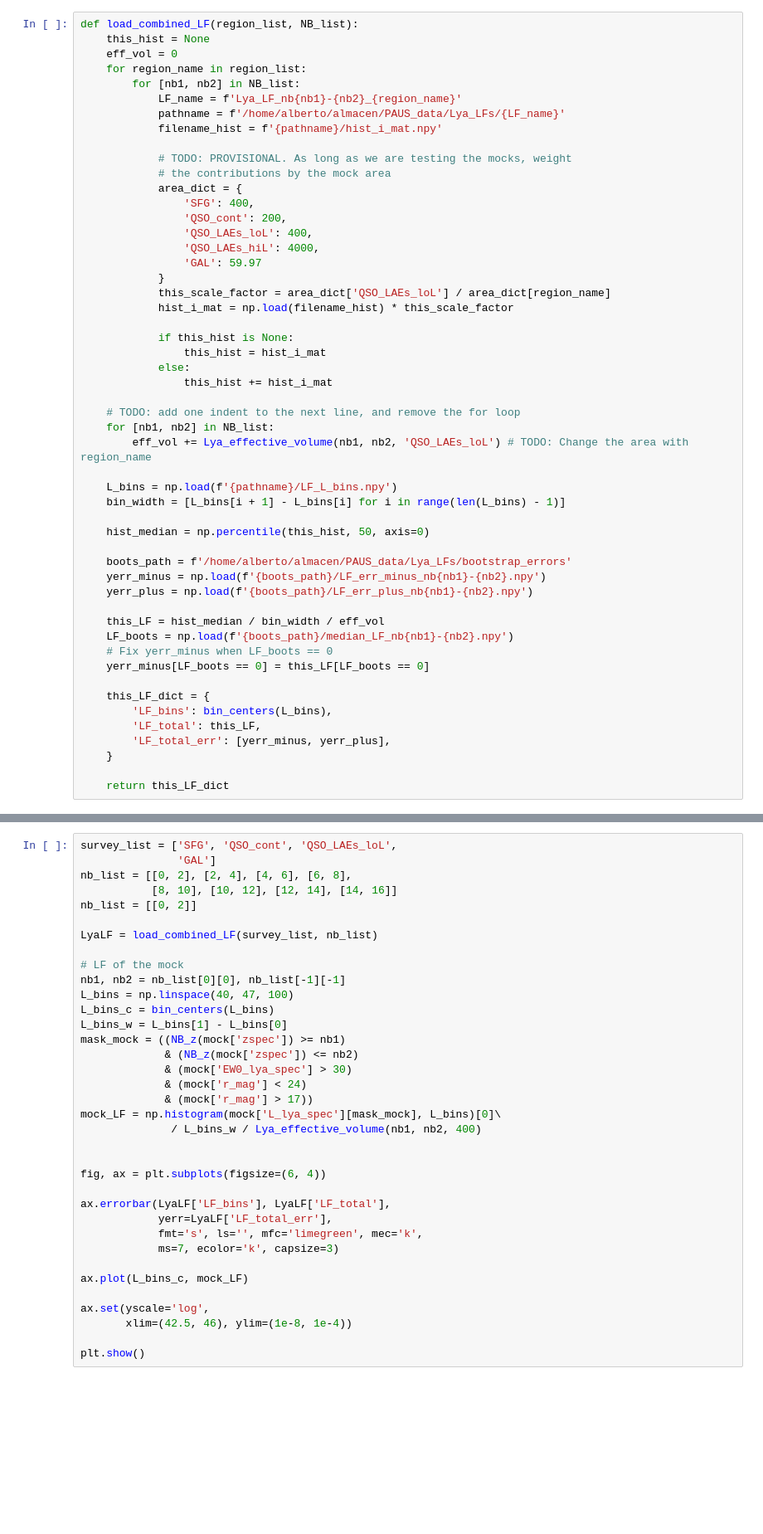
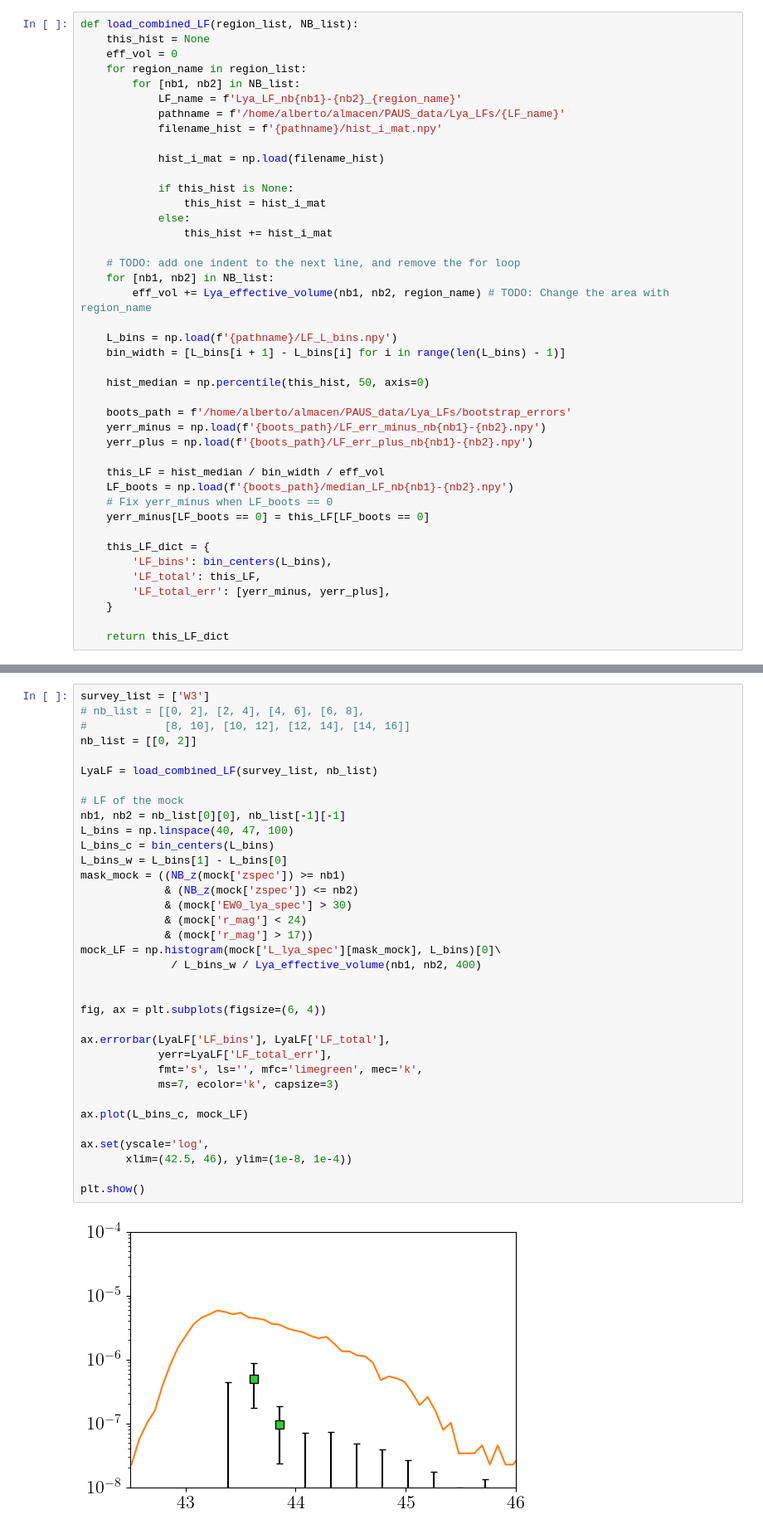
Before and after one commit to totoal/PAUS_LAEs, a Jupyter notebook: plot/plot_LF.ipynb, the cells around one changed output, grey strips where cells are left out. Shown at 83% size. Saved outputs shown, nothing was run; the diff lists cells and outputs as text; blank space fills up the shorter version.

```diff
--- a/plot/plot_LF.ipynb
+++ b/plot/plot_LF.ipynb
@@ -26,17 +26,7 @@ def load_combined_LF(region_list, NB_list):
             pathname = f'/home/alberto/almacen/PAUS_data/Lya_LFs/{LF_name}'
             filename_hist = f'{pathname}/hist_i_mat.npy'
 
-            # TODO: PROVISIONAL. As long as we are testing the mocks, weight
-            # the contributions by the mock area
-            area_dict = {
-                'SFG': 400,
-                'QSO_cont': 200,
-                'QSO_LAEs_loL': 400,
-                'QSO_LAEs_hiL': 4000,
-                'GAL': 59.97
-            }
-            this_scale_factor = area_dict['QSO_LAEs_loL'] / area_dict[region_name]
-            hist_i_mat = np.load(filename_hist) * this_scale_factor
+            hist_i_mat = np.load(filename_hist)
 
             if this_hist is None:
                 this_hist = hist_i_mat
@@ -45,7 +35,7 @@ def load_combined_LF(region_list, NB_list):
 
     # TODO: add one indent to the next line, and remove the for loop
     for [nb1, nb2] in NB_list:
-        eff_vol += Lya_effective_volume(nb1, nb2, 'QSO_LAEs_loL') # TODO: Change the area with region_name
+        eff_vol += Lya_effective_volume(nb1, nb2, region_name) # TODO: Change the area with region_name
 
     L_bins = np.load(f'{pathname}/LF_L_bins.npy')
     bin_width = [L_bins[i + 1] - L_bins[i] for i in range(len(L_bins) - 1)]
@@ -79,41 +69,42 @@ mock = load_qso_mock(mock_path)
 
 mock['r_mag'] = flux_to_mag(mock['flx_0'][-4], w_central[-4])
 # %%
-survey_list = ['SFG', 'QSO_cont', 'QSO_LAEs_loL',
-               'GAL']
-nb_list = [[0, 2], [2, 4], [4, 6], [6, 8],
-           [8, 10], [10, 12], [12, 14], [14, 16]]
+survey_list = ['W3']
+# nb_list = [[0, 2], [2, 4], [4, 6], [6, 8],
+#            [8, 10], [10, 12], [12, 14], [14, 16]]
 nb_list = [[0, 2]]
 
 LyaLF = load_combined_LF(survey_list, nb_list)
 
 # LF of the mock
 nb1, nb2 = nb_list[0][0], nb_list[-1][-1]
 L_bins = np.linspace(40, 47, 100)
 L_bins_c = bin_centers(L_bins)
 L_bins_w = L_bins[1] - L_bins[0]
 mask_mock = ((NB_z(mock['zspec']) >= nb1)
              & (NB_z(mock['zspec']) <= nb2)
              & (mock['EW0_lya_spec'] > 30)
              & (mock['r_mag'] < 24)
              & (mock['r_mag'] > 17))
 mock_LF = np.histogram(mock['L_lya_spec'][mask_mock], L_bins)[0]\
               / L_bins_w / Lya_effective_volume(nb1, nb2, 400)
 
 
 fig, ax = plt.subplots(figsize=(6, 4))
 
 ax.errorbar(LyaLF['LF_bins'], LyaLF['LF_total'],
             yerr=LyaLF['LF_total_err'],
             fmt='s', ls='', mfc='limegreen', mec='k',
             ms=7, ecolor='k', capsize=3)
 
 ax.plot(L_bins_c, mock_LF)
 
 ax.set(yscale='log',
        xlim=(42.5, 46), ylim=(1e-8, 1e-4))
 
 plt.show()
+# %% [output]
+[figure, added]
 # %%
 survey_list = ['SFG', 'QSO_cont', 'QSO_LAEs_loL',
                'GAL']
```
Also changed, not shown: parts of 2 cells of this notebook, 4 other files.
